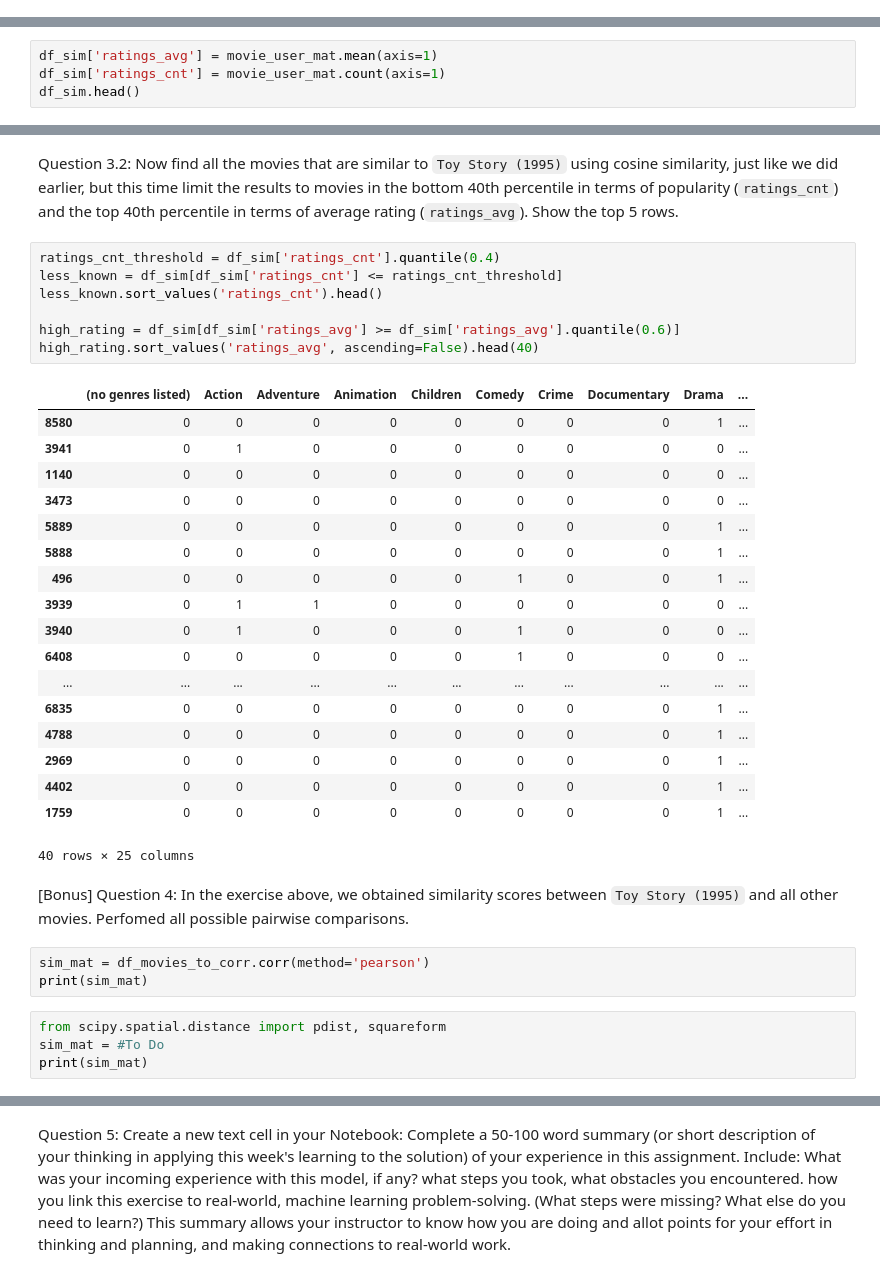
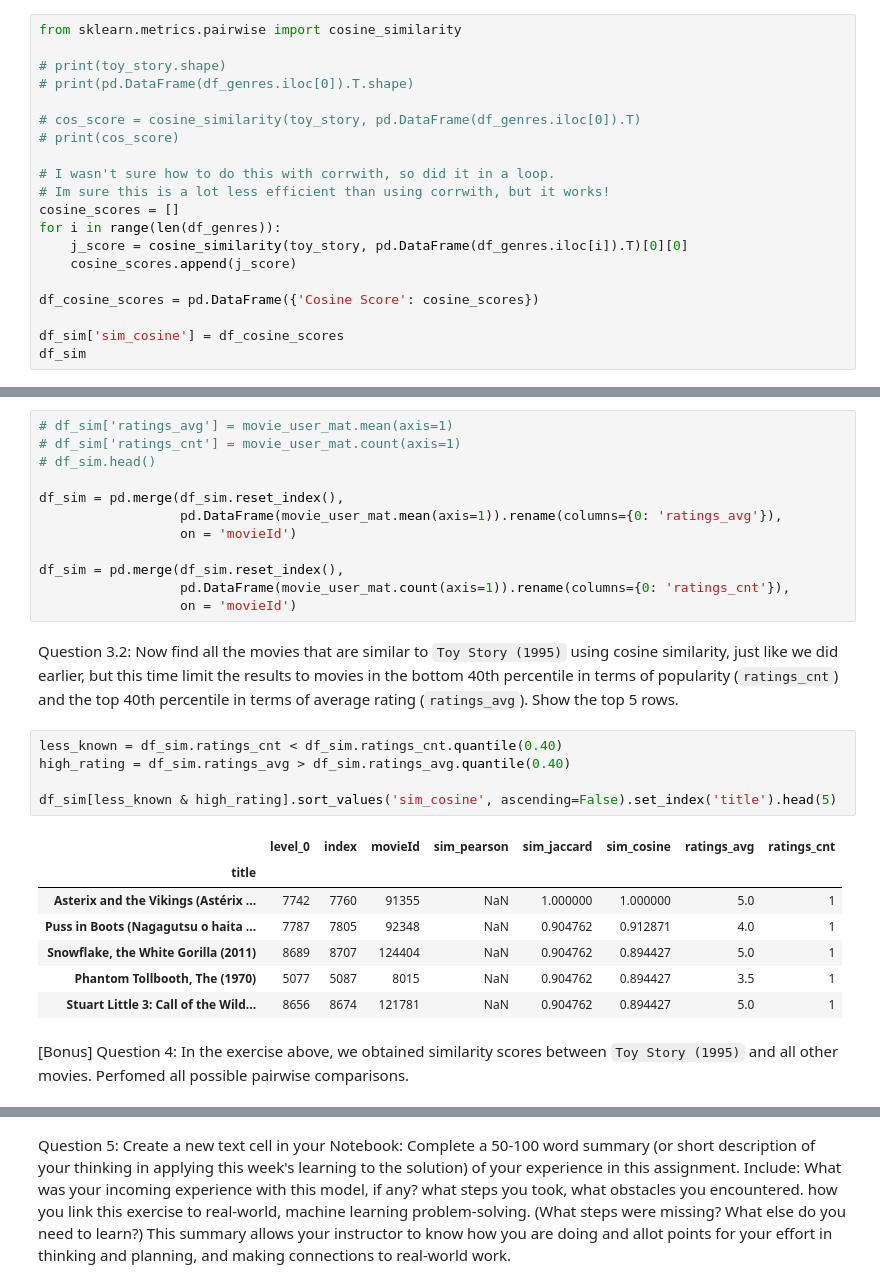
Before and after one commit to laduran/MLearning520A, a Jupyter notebook: Week 8/MLEARN 530-Lesson 8-Louis Duran.ipynb, the cells around one changed output, grey strips where cells are left out. Drawn from its saved outputs; the diff is of its cells as text.

```diff
--- a/Week 8/MLEARN 530-Lesson 8-Louis Duran.ipynb
+++ b/Week 8/MLEARN 530-Lesson 8-Louis Duran.ipynb
@@ -200,0 +197,20 @@ df_sim.head()
+# %%
+from sklearn.metrics.pairwise import cosine_similarity
+
+# print(toy_story.shape)
+# print(pd.DataFrame(df_genres.iloc[0]).T.shape)
+
+# cos_score = cosine_similarity(toy_story, pd.DataFrame(df_genres.iloc[0]).T)
+# print(cos_score)
+
+# I wasn't sure how to do this with corrwith, so did it in a loop.
+# Im sure this is a lot less efficient than using corrwith, but it works!
+cosine_scores = []
+for i in range(len(df_genres)):
+    j_score = cosine_similarity(toy_story, pd.DataFrame(df_genres.iloc[i]).T)[0][0]
+    cosine_scores.append(j_score)
+
+df_cosine_scores = pd.DataFrame({'Cosine Score': cosine_scores})
+
+df_sim['sim_cosine'] = df_cosine_scores
+df_sim
@@ -217,7 +247,3 @@ movie_user_mat.head()
 5 rows × 610 columns
 # %% [markdown]
 Question 3.1: From the table above, extract the average rating of each movie and the number of ratings received by each movie. Add those as two new columns to `df_sim`, and call them `ratings_avg` and `ratings_cnt` respectively. Show the top 5 rows.
-# %%
-df_sim['ratings_avg'] = movie_user_mat.mean(axis=1)
-df_sim['ratings_cnt'] = movie_user_mat.count(axis=1)
-df_sim.head()
@@ -232,37 +250,29 @@ df_sim.head()
+# %%
+# df_sim['ratings_avg'] = movie_user_mat.mean(axis=1)
+# df_sim['ratings_cnt'] = movie_user_mat.count(axis=1)
+# df_sim.head()
+
+df_sim = pd.merge(df_sim.reset_index(),
+                  pd.DataFrame(movie_user_mat.mean(axis=1)).rename(columns={0: 'ratings_avg'}),
+                  on = 'movieId')
+
+df_sim = pd.merge(df_sim.reset_index(),
+                  pd.DataFrame(movie_user_mat.count(axis=1)).rename(columns={0: 'ratings_cnt'}),
+                  on = 'movieId')
 # %% [markdown]
 Question 3.2: Now find all the movies that are similar to `Toy Story (1995)` using cosine similarity, just like we did earlier, but this time limit the results to movies in the bottom 40th percentile in terms of popularity (`ratings_cnt`) and the top 40th percentile in terms of average rating (`ratings_avg`). Show the top 5 rows.
 # %%
-ratings_cnt_threshold = df_sim['ratings_cnt'].quantile(0.4)
-less_known = df_sim[df_sim['ratings_cnt'] <= ratings_cnt_threshold]
-less_known.sort_values('ratings_cnt').head()
+less_known = df_sim.ratings_cnt < df_sim.ratings_cnt.quantile(0.40)
+high_rating = df_sim.ratings_avg > df_sim.ratings_avg.quantile(0.40)
 
-high_rating = df_sim[df_sim['ratings_avg'] >= df_sim['ratings_avg'].quantile(0.6)]
-high_rating.sort_values('ratings_avg', ascending=False).head(40)
+df_sim[less_known & high_rating].sort_values('sim_cosine', ascending=False).set_index('title').head(5)
 # %% [output]
-|  | (no genres listed) | Action | Adventure | Animation | Children | Comedy | Crime | Documentary | Drama | ... |
-| 8580 | 0 | 0 | 0 | 0 | 0 | 0 | 0 | 0 | 1 | ... |
-| 3941 | 0 | 1 | 0 | 0 | 0 | 0 | 0 | 0 | 0 | ... |
-| 1140 | 0 | 0 | 0 | 0 | 0 | 0 | 0 | 0 | 0 | ... |
-| 3473 | 0 | 0 | 0 | 0 | 0 | 0 | 0 | 0 | 0 | ... |
-| 5889 | 0 | 0 | 0 | 0 | 0 | 0 | 0 | 0 | 1 | ... |
-| 5888 | 0 | 0 | 0 | 0 | 0 | 0 | 0 | 0 | 1 | ... |
-| 496 | 0 | 0 | 0 | 0 | 0 | 1 | 0 | 0 | 1 | ... |
-| 3939 | 0 | 1 | 1 | 0 | 0 | 0 | 0 | 0 | 0 | ... |
-| 3940 | 0 | 1 | 0 | 0 | 0 | 1 | 0 | 0 | 0 | ... |
-| 6408 | 0 | 0 | 0 | 0 | 0 | 1 | 0 | 0 | 0 | ... |
-| ... | ... | ... | ... | ... | ... | ... | ... | ... | ... | ... |
-| 6835 | 0 | 0 | 0 | 0 | 0 | 0 | 0 | 0 | 1 | ... |
-| 4788 | 0 | 0 | 0 | 0 | 0 | 0 | 0 | 0 | 1 | ... |
-| 2969 | 0 | 0 | 0 | 0 | 0 | 0 | 0 | 0 | 1 | ... |
-| 4402 | 0 | 0 | 0 | 0 | 0 | 0 | 0 | 0 | 1 | ... |
-| 1759 | 0 | 0 | 0 | 0 | 0 | 0 | 0 | 0 | 1 | ... |
+|  | level_0 | index | movieId | sim_pearson | sim_jaccard | sim_cosine | ratings_avg | ratings_cnt |
+| title |  |  |  |  |  |  |  |  |
+| Asterix and the Vikings (Astérix ... | 7742 | 7760 | 91355 | NaN | 1.000000 | 1.000000 | 5.0 | 1 |
+| Puss in Boots (Nagagutsu o haita ... | 7787 | 7805 | 92348 | NaN | 0.904762 | 0.912871 | 4.0 | 1 |
+| Snowflake, the White Gorilla (2011) | 8689 | 8707 | 124404 | NaN | 0.904762 | 0.894427 | 5.0 | 1 |
+| Phantom Tollbooth, The (1970) | 5077 | 5087 | 8015 | NaN | 0.904762 | 0.894427 | 3.5 | 1 |
+| Stuart Little 3: Call of the Wild... | 8656 | 8674 | 121781 | NaN | 0.904762 | 0.894427 | 5.0 | 1 |
-40 rows × 25 columns
 # %% [markdown]
 [Bonus] Question 4: In the exercise above, we obtained similarity scores between `Toy Story (1995)` and all other movies. Perfomed all possible pairwise comparisons.
-# %%
-sim_mat = df_movies_to_corr.corr(method='pearson')
-print(sim_mat)
-# %%
-from scipy.spatial.distance import pdist, squareform
-sim_mat = #To Do
-print(sim_mat)
```
Also changed, not shown: parts of 12 cells of this notebook, 2 other files.
